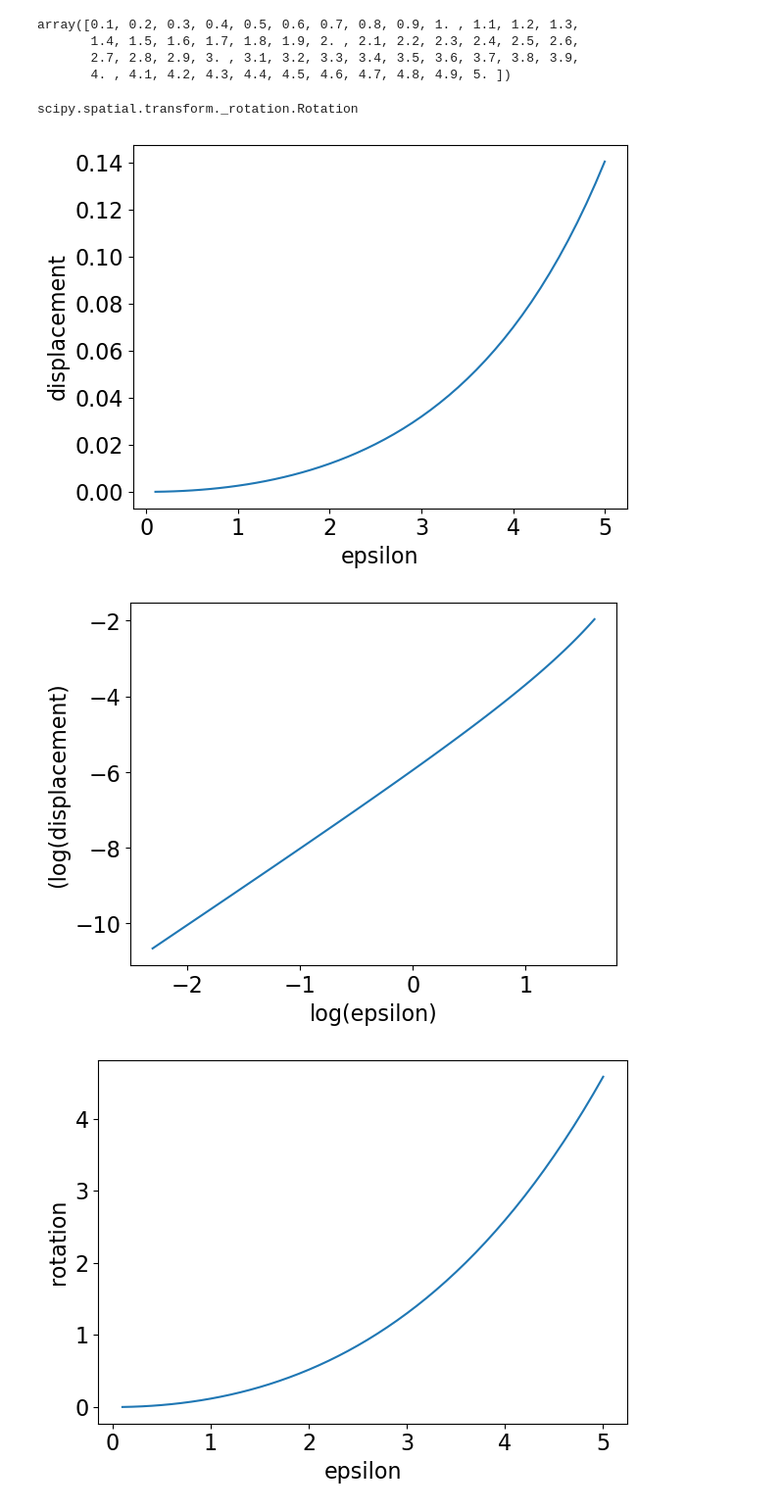
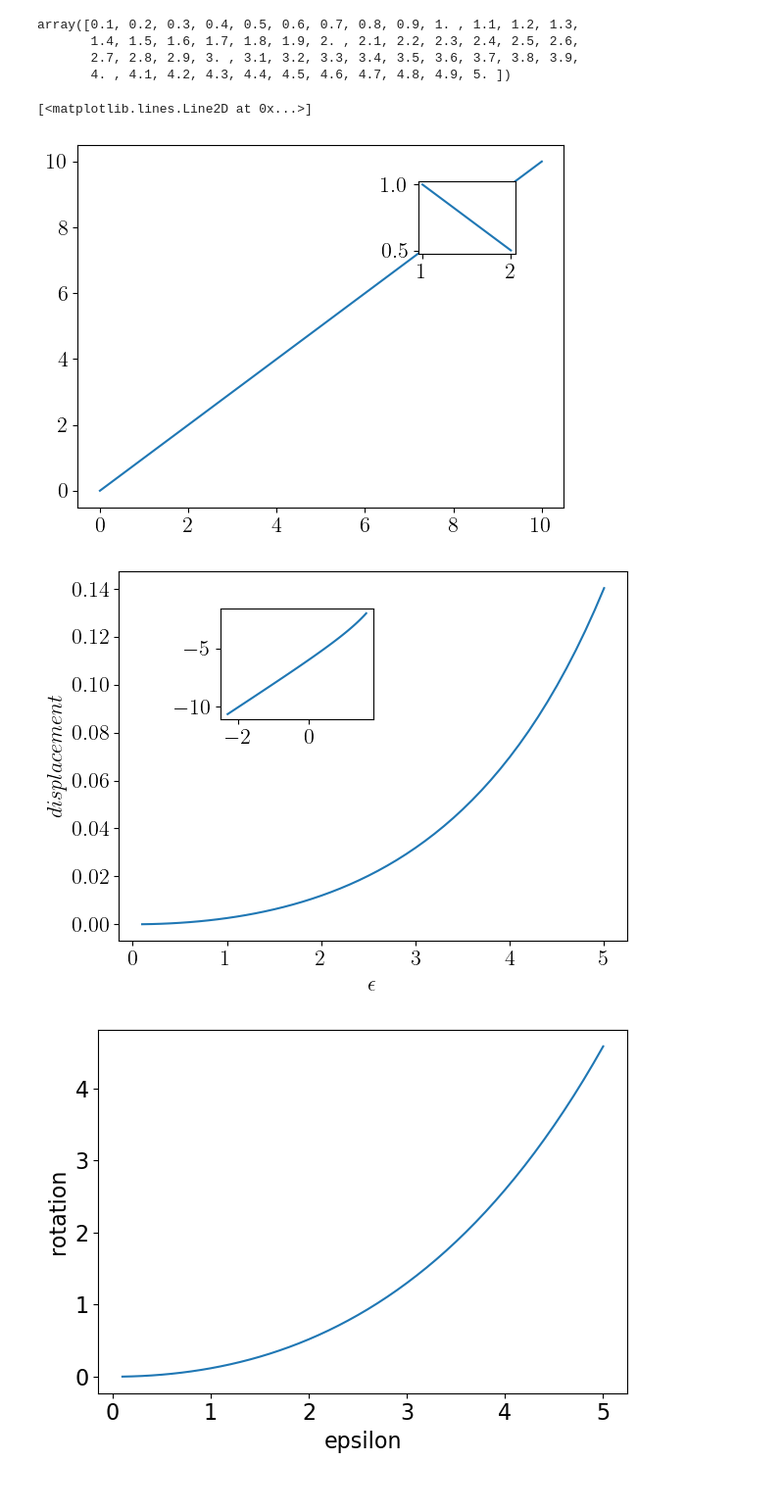
Before and after one commit to alireza-astane/starSwimmer3D, a Jupyter notebook: phase1.ipynb, the cells around one changed output. Shown at 98% size. Cells and saved outputs as stored; diff of their text form; code cells hidden in the pictures.

```diff
--- a/phase1.ipynb
+++ b/phase1.ipynb
@@ -1,6 +1,10 @@
 # %%
 from Swimmer import *
 import numpy as np
+from mpl_toolkits.axes_grid1.inset_locator import inset_axes
+
+import matplotlib
+plt.rc('text', usetex=True)
 import matplotlib
 matplotlib.rcParams.update({'font.size': 16})
 # %% [markdown]
@@ -146,56 +150,66 @@ for i in range(50):
     data[i,0:3] = totalDelta
     data[i,3:6] = Rot.from_matrix(totalRotation).as_euler("xyz",degrees=True)
     thetas[i] = np.arccos((1 - np.trace(totalRotation))/2)
-# %%
-Rot
-# %% [output]
-scipy.spatial.transform._rotation.Rotation
+# %%
+import numpy as np
+import matplotlib.pyplot as plt
+
+fig, ax = plt.subplots(1)
+
+
+ax.plot(np.arange(11),np.arange(11))
+
+ins = ax.inset_axes([0.7,0.7,0.2,0.2])
+
+ins.plot(np.arange(3),1/np.arange(3))
+# %% [output]
+[<matplotlib.lines.Line2D at 0x...>]
+[figure, added]
 # %%
 
 plt.Figure(figsize=(10,10))
 
-plt.subplots(tight_layout=True)
+fig , ax = plt.subplots(tight_layout=True)
 
-plt.plot(epsilons,np.linalg.norm(data[:,0:3],axis=1))
+ax.plot(epsilons,np.linalg.norm(data[:,0:3],axis=1))
 
 
 
 # slope  = scipy.stats.linregress(np.log(epsilons),np.log(np.linalg.norm(data[:,0:3],axis=1)))[0]
 
-plt.xlabel("epsilon")
-plt.ylabel("displacement")
+plt.xlabel("$\epsilon$")
+plt.ylabel("$displacement$")
 # plt.title(f"displacement vs epsilon")
 
 
 
 
 
-plt.savefig("displacement1.png", bbox_inches="tight")
-plt.show()
+# plt.savefig("displacement1.png", bbox_inches="tight")
+# plt.show()
 
 
 
-plt.Figure(figsize=(10,10))
-
-plt.plot(np.log(epsilons),np.log(np.linalg.norm(data[:,0:3],axis=1)))
+# plt.Figure(figsize=(10,10))
+ins = ax.inset_axes([0.2,0.6,0.3,0.3])
+ins.plot(np.log(epsilons),np.log(np.linalg.norm(data[:,0:3],axis=1)))
 
 
 
 slope  = scipy.stats.linregress(np.log(epsilons),np.log(np.linalg.norm(data[:,0:3],axis=1)))[0]
 
-plt.xlabel("log(epsilon)")
-plt.ylabel("(log(displacement)")
+# ins.xlabel("log(epsilon)")
+# ins.ylabel("(log(displacement)")
 # plt.title(f"log(displacement) vs log(epsilon), slope = {np.round(slope,3)}")
 
 
 
 
 
 plt.savefig("log_displacement1.png", bbox_inches="tight")
 plt.show()
 # %% [output]
-[figure, old version]
+[figure, new version]
-[figure, removed]
 # %%
 from numpy import log
 # %%
```
Also changed, not shown: parts of 1 cell of this notebook, 26 other files.
